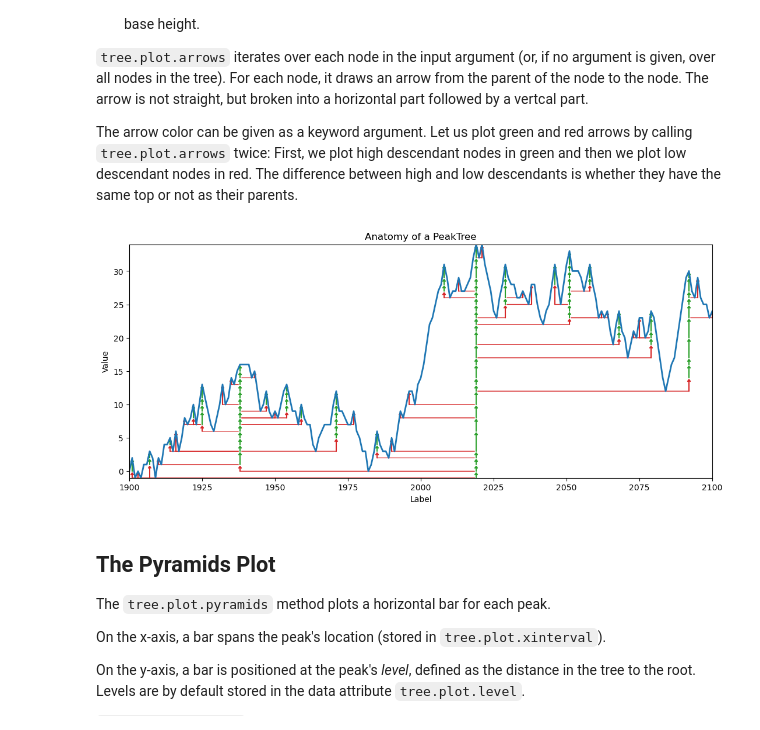
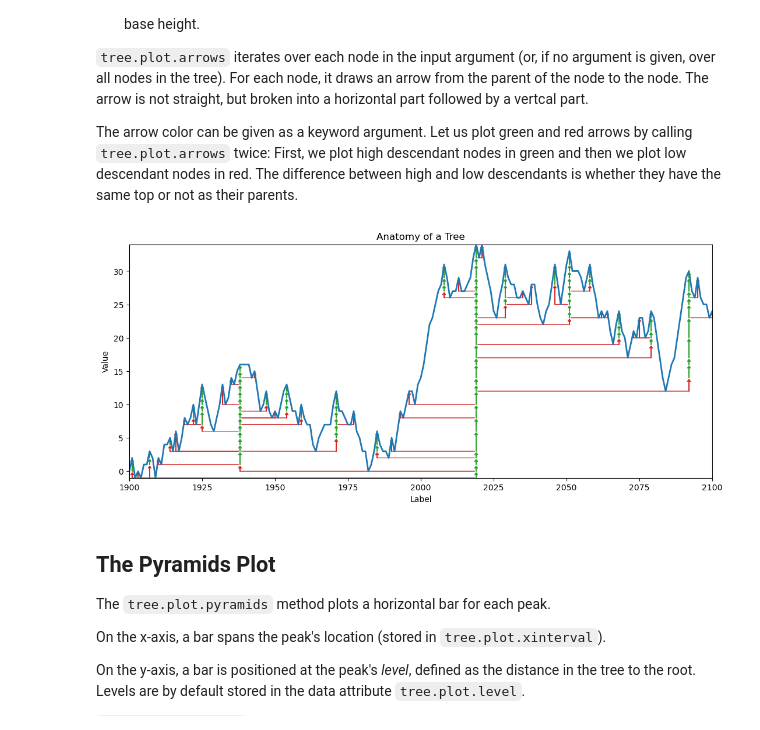
Before and after one commit to eivindtostesen/hierarchical_peak_finding, a Jupyter notebook: plotting_tutorial.ipynb, the cells around one changed output. Drawn from its saved outputs; the diff is of its cells as text; code cells hidden in the pictures.

Commit message:
refactor: rename classes
Rename PeakTree -> Tree and HyperPeakTree -> HyperTree

```diff
--- a/plotting_tutorial.ipynb
+++ b/plotting_tutorial.ipynb
@@ -53,11 +53,11 @@ All these analysis steps, that are done *before* we start making plots, are coll
 # %%
 def analyze_and_make_tree(X, Y):
     # Get the peak analysis results:
-    tree = PeakTree.from_peak_objects(
+    tree = Tree.from_peak_objects(
         map(lambda peak: NumSlice.from_start_end(*peak[0:2], Y), peaks(Y))
     )
     # add plotting tools:
-    peaks_in_matplotlib.PeakTreeMatPlotLib(
+    peaks_in_matplotlib.TreeMatPlotLib(
         tree,
         X=X,
         Y=Y,
@@ -128,23 +128,23 @@ The `tree.plot.arrows` method plots the tree in vertices-and-edges style.
 # %%
 # Generate the synthetic data set:
 X, Y = peaky_data.example_2(randomseed=RANDOM_SEED)
 # Get the results of a peak analysis:
 tree = analyze_and_make_tree(X, Y)
 
 (tree.plot
  .new()
  # Plot green arrows to high descendant nodes:
  .arrows(tree.high_descendants(), color='C2')
  # Plot red arrows to low descendant nodes:
  .arrows(tree.low_descendants(), color='C3')
 )
 
 # Set title of the plot:
-tree.plot.ax.set_title('Anatomy of a PeakTree');
+tree.plot.ax.set_title('Anatomy of a Tree');
 # Plot the data set as lines:
 tree.plot.ax.plot(X, Y, linewidth=2);
 # %% [output]
-[figure, old version]
+[figure, new version]
 # %% [markdown]
 ## The Pyramids Plot
 The `tree.plot.pyramids` method plots a horizontal bar for each peak.
```
Also changed, not shown: parts of 3 cells of this notebook, 6 other files.
